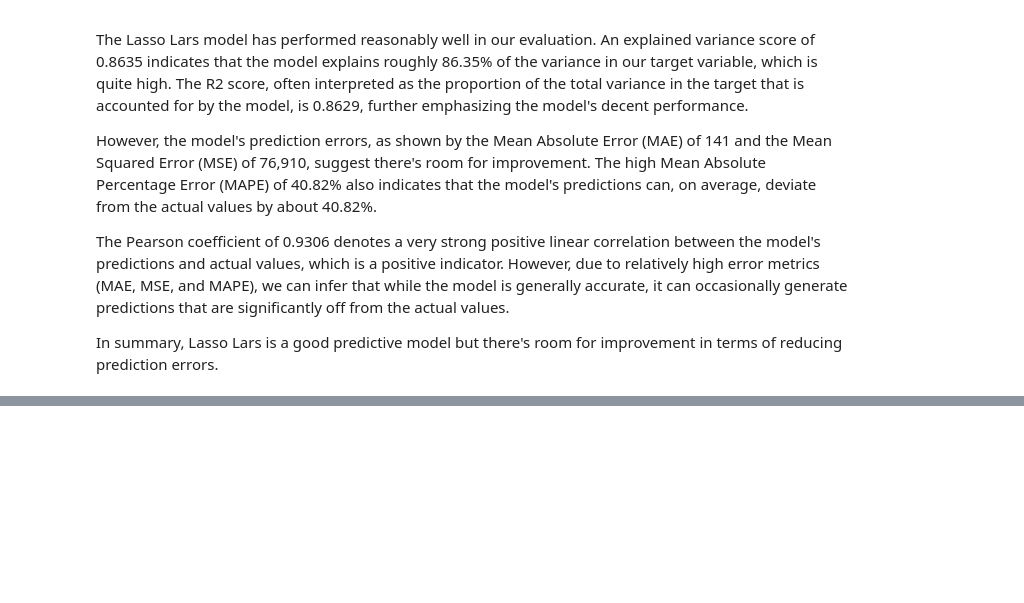
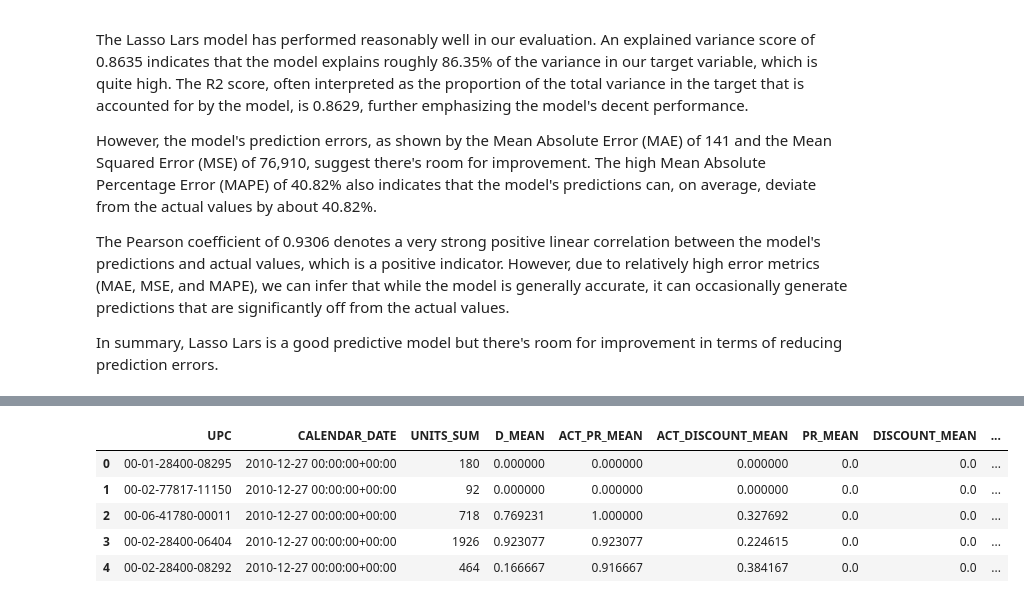
Before and after one commit to mistermakc/demand-prediction, a Jupyter notebook: model/regression-model.ipynb, the cells around one changed output, grey strips where cells are left out. Saved outputs shown, nothing was run; the diff lists cells and outputs as text; code cells hidden in the pictures; blank space fills up the shorter version.

```diff
--- a/model/regression-model.ipynb
+++ b/model/regression-model.ipynb
@@ -967,0 +968,3 @@ In summary, Lasso Lars is a good predictive model but there's room for improveme
+# %%
+baseline_prediction_df = pd.read_csv('../results/ny_prediction_baseline.csv')
+promo_prediction_df = pd.read_csv('../results/ny_prediction_promo.csv')
@@ -967,0 +1008,23 @@ In summary, Lasso Lars is a good predictive model but there's room for improveme
+# %%
+# Ensure that 'CALENDAR_DATE' in both dataframes is in datetime format
+promo_prediction_df['CALENDAR_DATE'] = pd.to_datetime(promo_prediction_df['CALENDAR_DATE'])
+baseline_prediction_df['CALENDAR_DATE'] = pd.to_datetime(baseline_prediction_df['CALENDAR_DATE'])
+
+# Rename the 'prediction' column in promo_prediction_df
+promo_prediction_df = promo_prediction_df.rename(columns={'prediction': 'PRED_PROMO'})
+
+# Rename the 'prediction' column in baseline_prediction_df
+baseline_prediction_df = baseline_prediction_df.rename(columns={'prediction': 'PRED_BASELINE', 'old_PR_MEAN': 'ACT_PR_MEAN', 'old_DISCOUNT_MEAN': 'ACT_DISCOUNT_MEAN'})
+
+# Merge the dataframes on 'UPC' and 'CALENDAR_DATE', keeping all columns from baseline_prediction_df
+# and only the 'promo_prediction' from promo_prediction_df.
+main_df = baseline_prediction_df.merge(promo_prediction_df[['UPC', 'CALENDAR_DATE', 'PRED_PROMO']], on=['UPC', 'CALENDAR_DATE'], how='left')
+# %%
+main_df.head()
+# %% [output]
+|  | UPC | CALENDAR_DATE | UNITS_SUM | D_MEAN | ACT_PR_MEAN | ACT_DISCOUNT_MEAN | PR_MEAN | DISCOUNT_MEAN | ... |
+| 0 | 00-01-28400-08295 | 2010-12-27 00:00:00+00:00 | 180 | 0.000000 | 0.000000 | 0.000000 | 0.0 | 0.0 | ... |
+| 1 | 00-02-77817-11150 | 2010-12-27 00:00:00+00:00 | 92 | 0.000000 | 0.000000 | 0.000000 | 0.0 | 0.0 | ... |
+| 2 | 00-06-41780-00011 | 2010-12-27 00:00:00+00:00 | 718 | 0.769231 | 1.000000 | 0.327692 | 0.0 | 0.0 | ... |
+| 3 | 00-02-28400-06404 | 2010-12-27 00:00:00+00:00 | 1926 | 0.923077 | 0.923077 | 0.224615 | 0.0 | 0.0 | ... |
+| 4 | 00-02-28400-08292 | 2010-12-27 00:00:00+00:00 | 464 | 0.166667 | 0.916667 | 0.384167 | 0.0 | 0.0 | ... |
```
Also changed, not shown: parts of 6 cells of this notebook.
